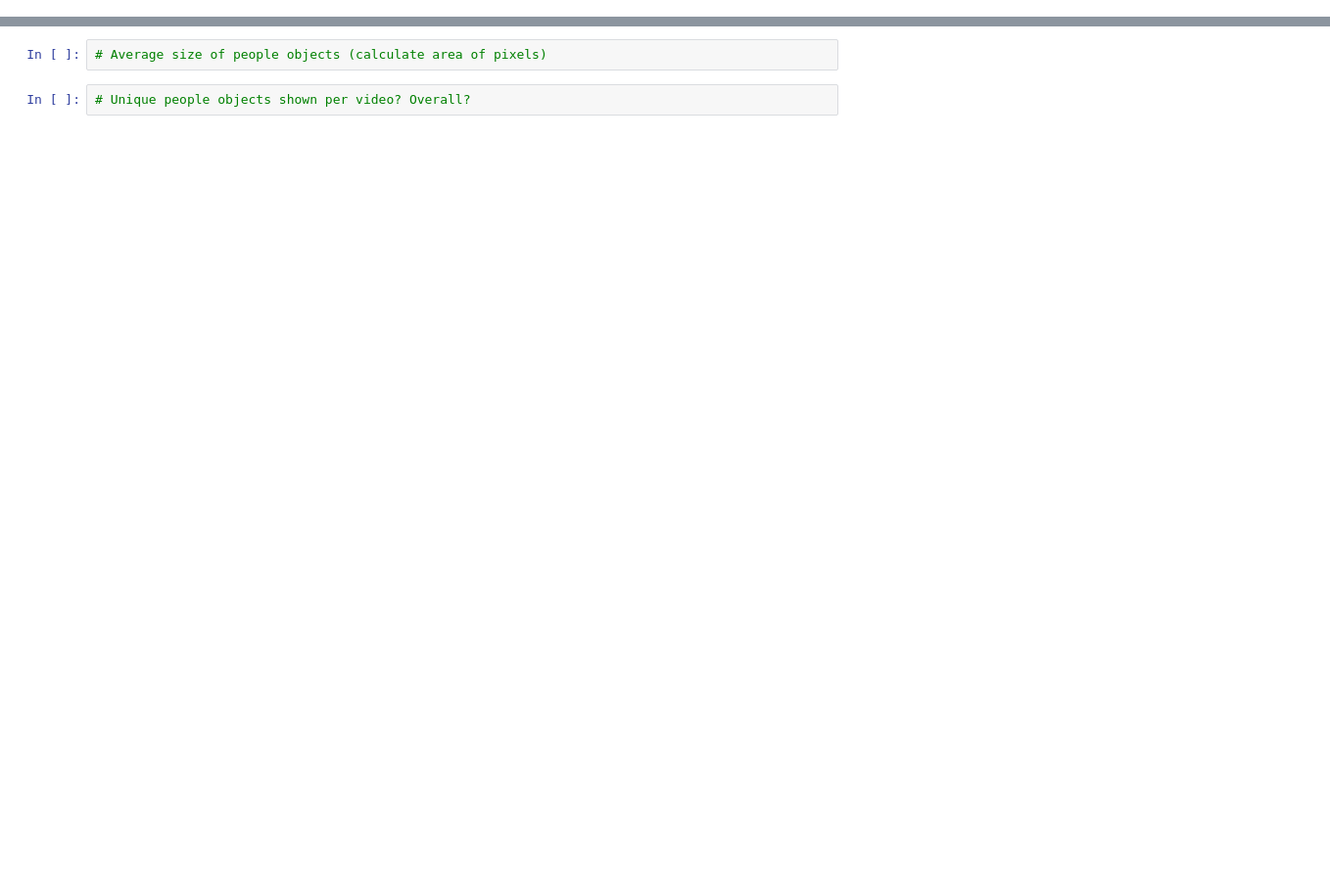
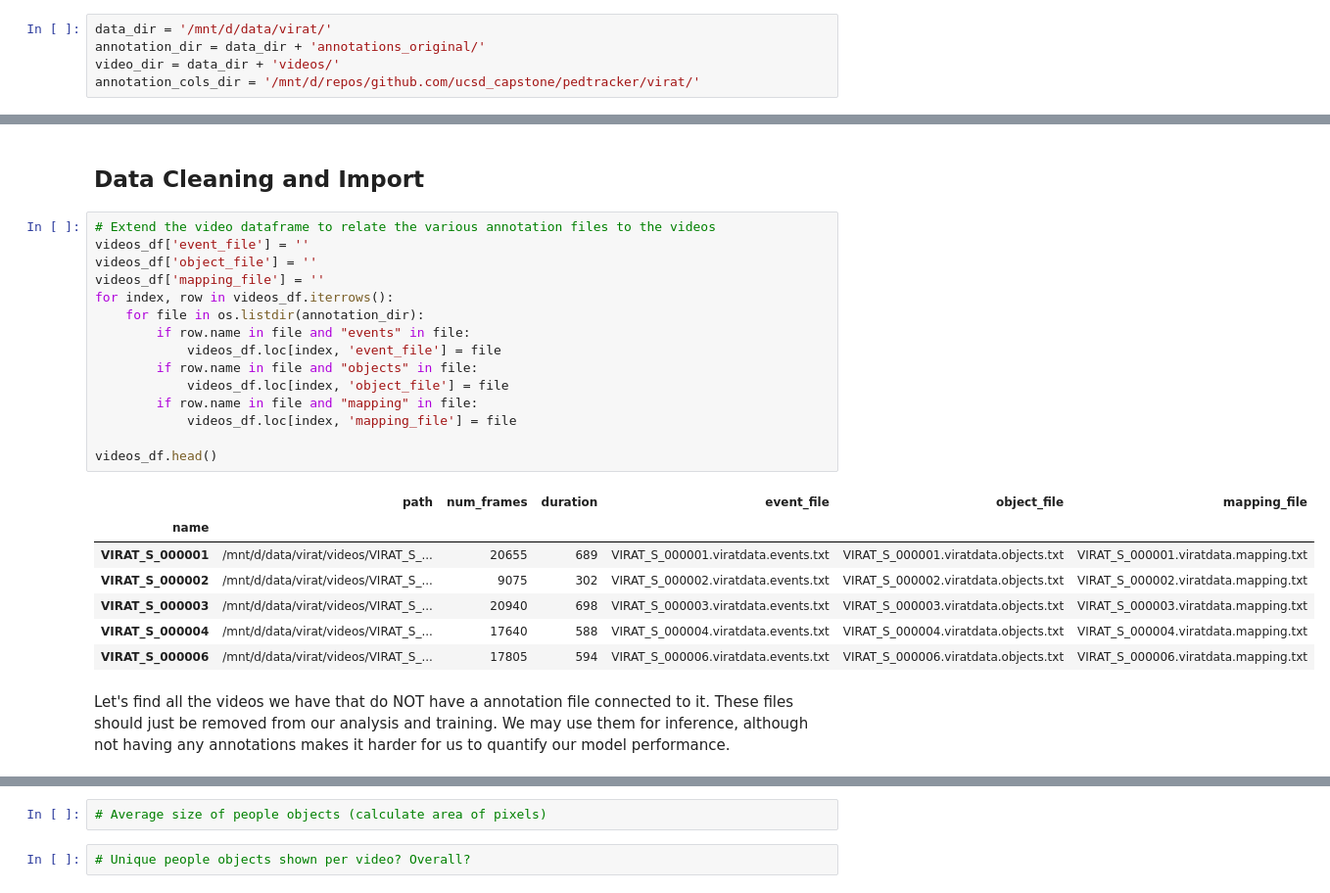
Before and after one commit to sardarchitect/ucsd_capstone, a Jupyter notebook: exploration/notebooks/20221108_VIRAT Data Exploration.ipynb, the cells around one changed output, grey strips where cells are left out. Shown at 98% size. Drawn from its saved outputs; the diff is of its cells as text; blank space fills up the shorter version.

```diff
--- a/exploration/notebooks/20221108_VIRAT Annotation Data Exploration-Copy1.ipynb
+++ b/exploration/notebooks/20221108_VIRAT Data Exploration.ipynb
@@ -197,0 +83,5 @@ number_obj_per_frame.plot(kind='line')
+# %%
+data_dir = '/mnt/d/data/virat/'
+annotation_dir = data_dir + 'annotations_original/'
+video_dir = data_dir + 'videos/'
+annotation_cols_dir = '/mnt/d/repos/github.com/ucsd_capstone/pedtracker/virat/'
@@ -197,0 +192,27 @@ number_obj_per_frame.plot(kind='line')
+# %% [markdown]
+## Data Cleaning and Import
+# %%
+# Extend the video dataframe to relate the various annotation files to the videos
+videos_df['event_file'] = ''
+videos_df['object_file'] = ''
+videos_df['mapping_file'] = ''
+for index, row in videos_df.iterrows():
+    for file in os.listdir(annotation_dir):
+        if row.name in file and "events" in file:
+            videos_df.loc[index, 'event_file'] = file
+        if row.name in file and "objects" in file:
+            videos_df.loc[index, 'object_file'] = file
+        if row.name in file and "mapping" in file:
+            videos_df.loc[index, 'mapping_file'] = file
+
+videos_df.head()
+# %% [output]
+|  | path | num_frames | duration | event_file | object_file | mapping_file |
+| name |  |  |  |  |  |  |
+| VIRAT_S_000001 | /mnt/d/data/virat/videos/VIRAT_S_... | 20655 | 689 | VIRAT_S_000001.viratdata.events.txt | VIRAT_S_000001.viratdata.objects.txt | VIRAT_S_000001.viratdata.mapping.txt |
+| VIRAT_S_000002 | /mnt/d/data/virat/videos/VIRAT_S_... | 9075 | 302 | VIRAT_S_000002.viratdata.events.txt | VIRAT_S_000002.viratdata.objects.txt | VIRAT_S_000002.viratdata.mapping.txt |
+| VIRAT_S_000003 | /mnt/d/data/virat/videos/VIRAT_S_... | 20940 | 698 | VIRAT_S_000003.viratdata.events.txt | VIRAT_S_000003.viratdata.objects.txt | VIRAT_S_000003.viratdata.mapping.txt |
+| VIRAT_S_000004 | /mnt/d/data/virat/videos/VIRAT_S_... | 17640 | 588 | VIRAT_S_000004.viratdata.events.txt | VIRAT_S_000004.viratdata.objects.txt | VIRAT_S_000004.viratdata.mapping.txt |
+| VIRAT_S_000006 | /mnt/d/data/virat/videos/VIRAT_S_... | 17805 | 594 | VIRAT_S_000006.viratdata.events.txt | VIRAT_S_000006.viratdata.objects.txt | VIRAT_S_000006.viratdata.mapping.txt |
+# %% [markdown]
+Let's find all the videos we have that do NOT have a annotation file connected to it. These files should just be removed from our analysis and training. We may use them for inference, although not having any annotations makes it harder for us to quantify our model performance.
```
Also changed, not shown: parts of 91 cells of this notebook, 2 other files.
